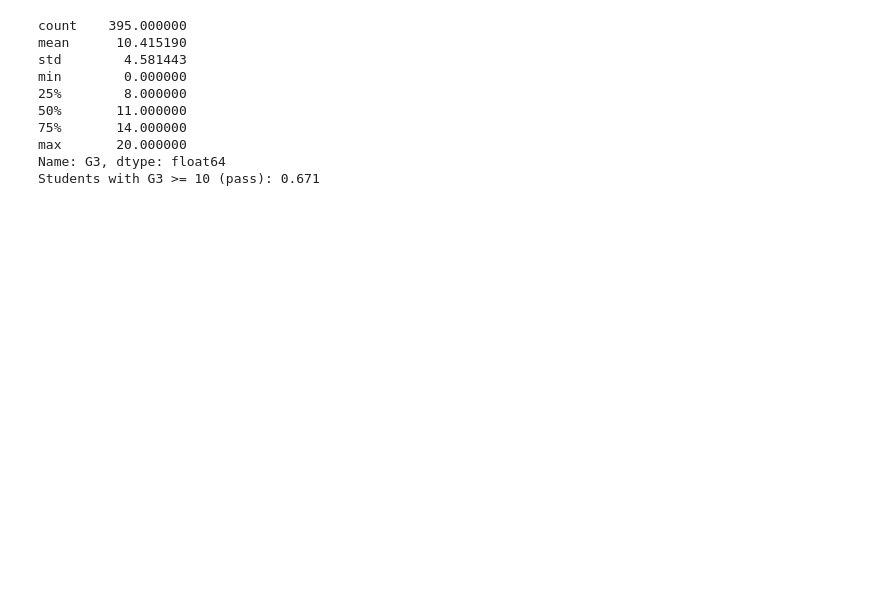
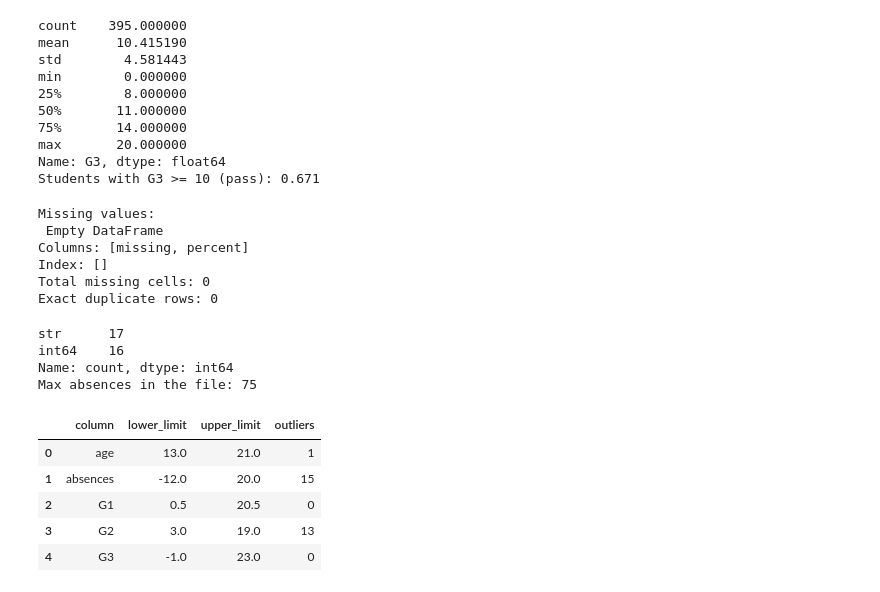
Before and after one commit to prajwal-sv/AI-Learning-Career-Assistant, a Jupyter notebook: notebooks/01_data_analysis.ipynb, the cells around one changed output. Cells and saved outputs as stored; diff of their text form; code cells hidden in the pictures; blank space fills up the shorter version.

Commit message:
docs: add cleaned datasets and cleaning checks to notebook

```diff
--- a/notebooks/01_data_analysis.ipynb
+++ b/notebooks/01_data_analysis.ipynb
@@ -72,0 +76,30 @@ Students with G3 >= 10 (pass): 0.671
+# %%
+from aislca.data.cleaning import missing_report, find_outliers_iqr, OUTLIER_COLUMNS
+
+print("Missing values:\n", missing_report(df_mat))
+print("Total missing cells:", df_mat.isna().sum().sum())
+print("Exact duplicate rows:", df_mat.duplicated().sum())
+# %% [output]
+Missing values:
+ Empty DataFrame
+Columns: [missing, percent]
+Index: []
+Total missing cells: 0
+Exact duplicate rows: 0
+# %%
+print(df_mat.dtypes.value_counts())
+print("Max absences in the file:", df_mat["absences"].max())
+# %% [output]
+str      17
+int64    16
+Name: count, dtype: int64
+Max absences in the file: 75
+# %%
+find_outliers_iqr(df_mat, OUTLIER_COLUMNS)
+# %% [output]
+|  | column | lower_limit | upper_limit | outliers |
+| 0 | age | 13.0 | 21.0 | 1 |
+| 1 | absences | -12.0 | 20.0 | 15 |
+| 2 | G1 | 0.5 | 20.5 | 0 |
+| 3 | G2 | 3.0 | 19.0 | 13 |
+| 4 | G3 | -1.0 | 23.0 | 0 |
```
Also changed, not shown: parts of 3 cells of this notebook, 2 other files.
